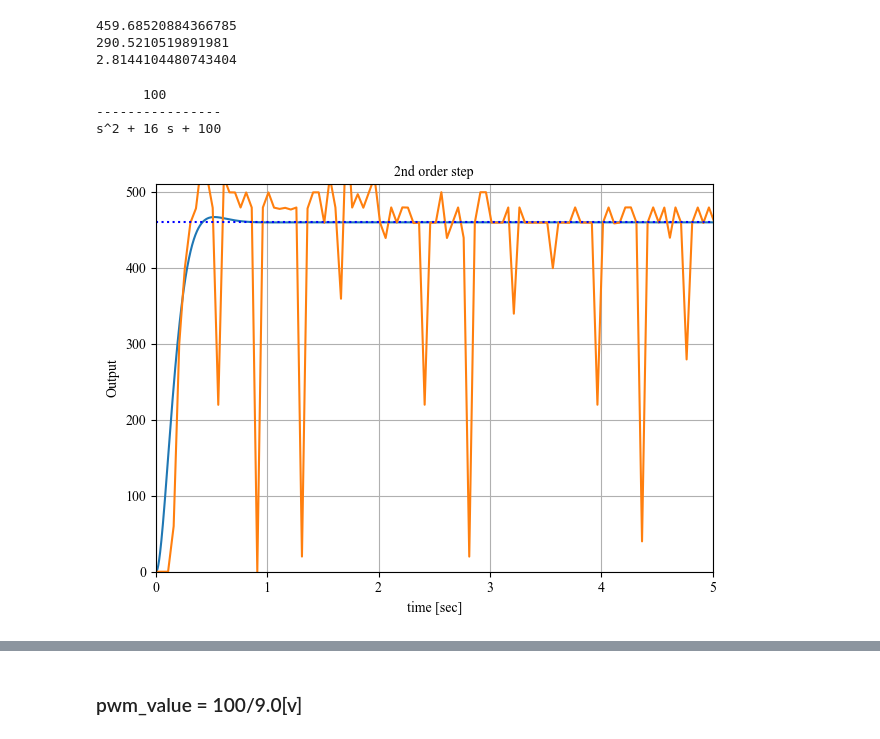
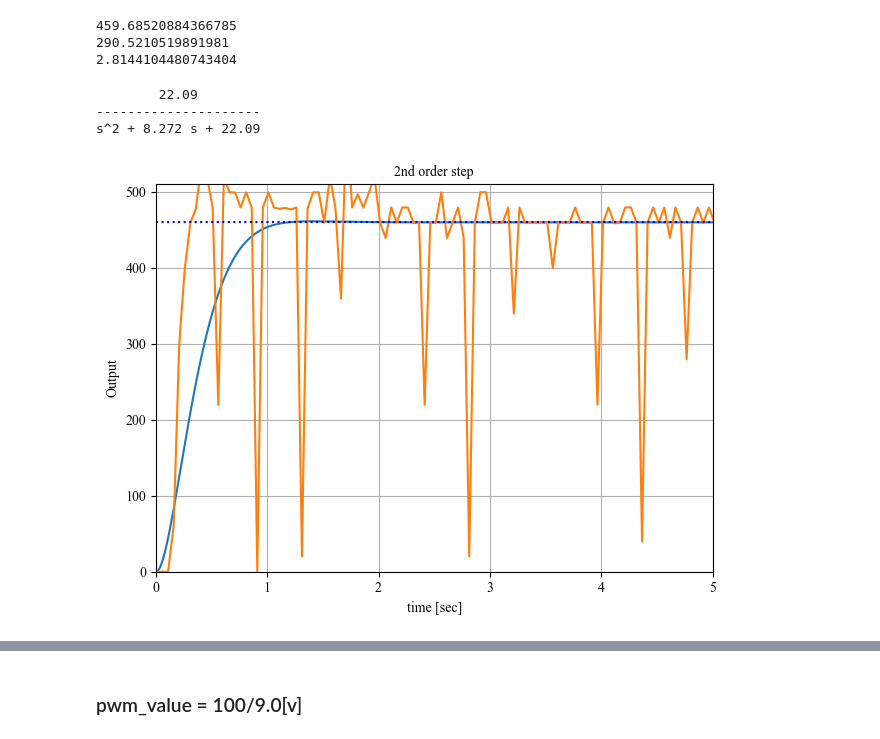
Before and after one commit to nekonabesan/researchScript, a Jupyter notebook: ev3-pwm.ipynb, the cells around one changed output, grey strips where cells are left out. Drawn from its saved outputs; the diff is of its cells as text; code cells hidden in the pictures.

```diff
--- a/ev3-pwm.ipynb
+++ b/ev3-pwm.ipynb
@@ -417,10 +417,10 @@ print(tau_a)
 58.15677783649981
 1.460763931274413
 # %%
-zeta = 0.80
-omega_n = 10
+zeta = 0.88
+omega_n = 4.7
 z_c = max_dps_a
-Kp = 1.8
+Kp = 9
 
 x_max = 5
 y_max = max_dps_a + 50
@@ -479,10 +479,10 @@ print(tau_a)
 132.9409982066498
 2.813954830169677
 # %%
-zeta = 0.80
-omega_n = 10
+zeta = 0.88
+omega_n = 4.7
 z_c = max_dps_a
-Kp = 3.6
+Kp = 9
 
 x_max = 5
 y_max = max_dps_a + 50
@@ -540,10 +540,10 @@ print(tau_a)
 206.1650807186522
 2.661943435668944
 # %%
-zeta = 0.80
-omega_n = 10
+zeta = 0.88
+omega_n = 4.7
 z_c = max_dps_a
-Kp = 5.4
+Kp = 9
 
 x_max = 5
 y_max = max_dps_a + 50
@@ -601,31 +601,31 @@ print(tau_a)
 290.5210519891981
 2.8144104480743404
 # %%
-zeta = 0.80
-omega_n = 10
+zeta = 0.88
+omega_n = 4.7
 z_c = max_dps_a
-Kp = 7.2
+Kp = 9
 
 x_max = 5
 y_max = max_dps_a + 50
 steps = 10000
 
 # 伝達関数モデル作成
 G2nd = tf_2nd_order(zeta, omega_n)
 
 # 伝達関数モデル出力
 print(G2nd)
 
 # ステップ応答
 t = np.linspace(0, x_max, steps)
 (output, t) = matlab.step(G2nd, t)
 
 plot_line_over_experimental_data(output, t, z_c, x_max, y_max, df9v80_2['time'].values, df9v80_2['dps_a'].values)
 # %% [output]
-      100
-----------------
-s^2 + 16 s + 100
+        22.09
+---------------------
+s^2 + 8.272 s + 22.09
-[figure, old version]
+[figure, new version]
 # %%
 (a_max, t_peak) = get_peak(z_c * output, t)
 print(a_max - z_c)
```
Also changed, not shown: parts of 12 cells of this notebook, 7 other files.
